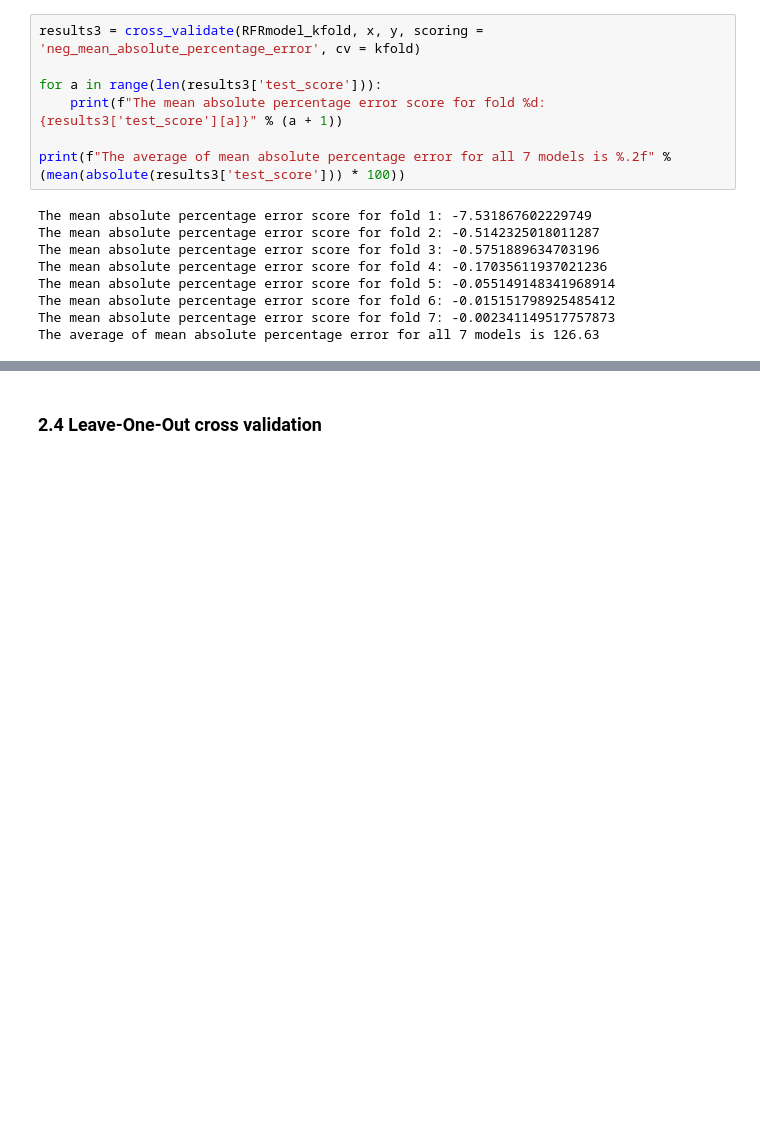
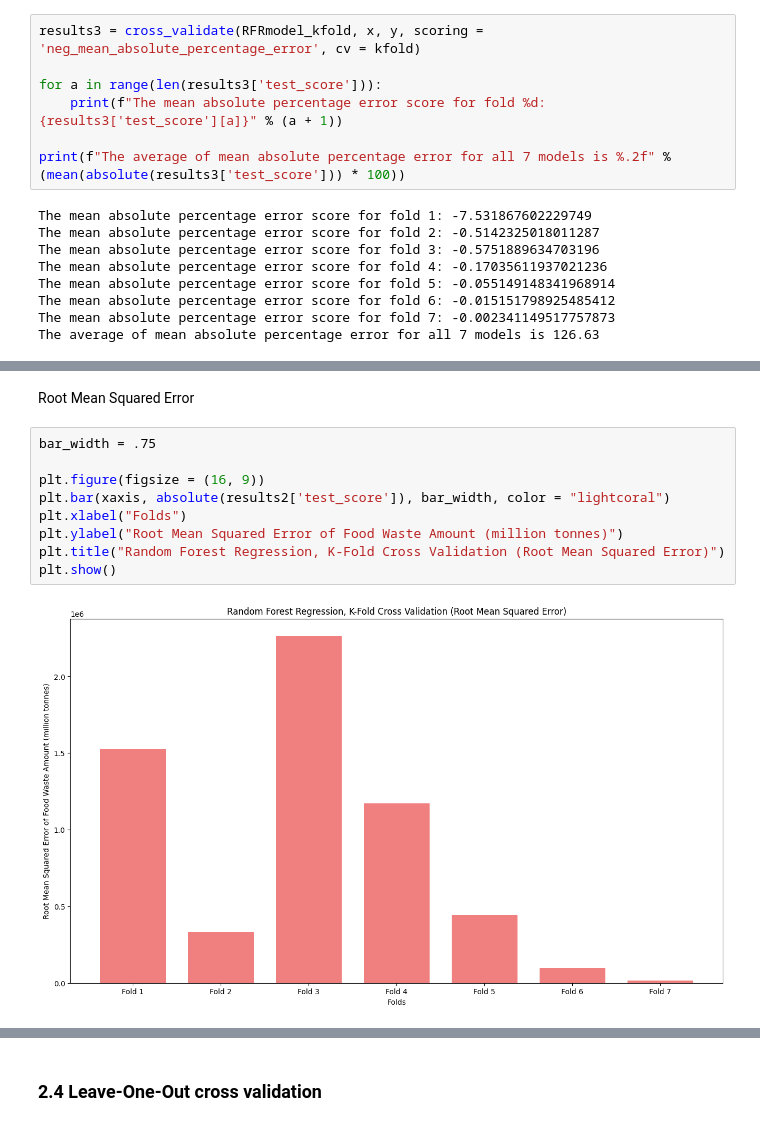
Before and after one commit to cajuon/RFR-on-Predicting-Food-Waste-Amount, a Jupyter notebook: random-forest-regression.ipynb, the cells around one changed output, grey strips where cells are left out. Drawn from its saved outputs; the diff is of its cells as text; blank space fills up the shorter version.

```diff
--- a/random-forest-regression.ipynb
+++ b/random-forest-regression.ipynb
@@ -560,0 +757,13 @@ The average of mean absolute percentage error for all 7 models is 126.63
+# %% [markdown]
+Root Mean Squared Error
+# %%
+bar_width = .75
+
+plt.figure(figsize = (16, 9))
+plt.bar(xaxis, absolute(results2['test_score']), bar_width, color = "lightcoral")
+plt.xlabel("Folds")
+plt.ylabel("Root Mean Squared Error of Food Waste Amount (million tonnes)")
+plt.title("Random Forest Regression, K-Fold Cross Validation (Root Mean Squared Error)")
+plt.show()
+# %% [output]
+[figure, added]
```
Also changed, not shown: parts of 110 cells of this notebook.
